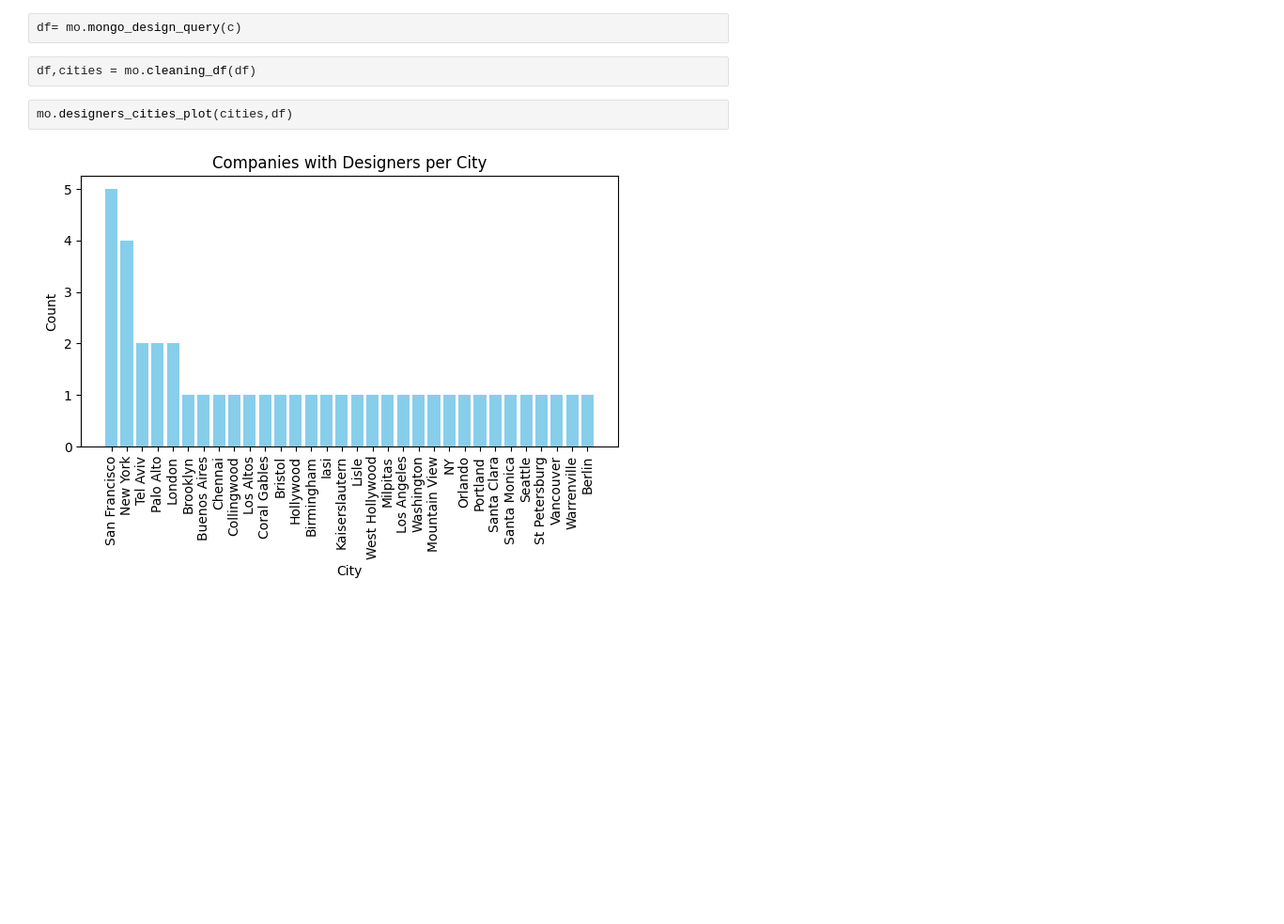
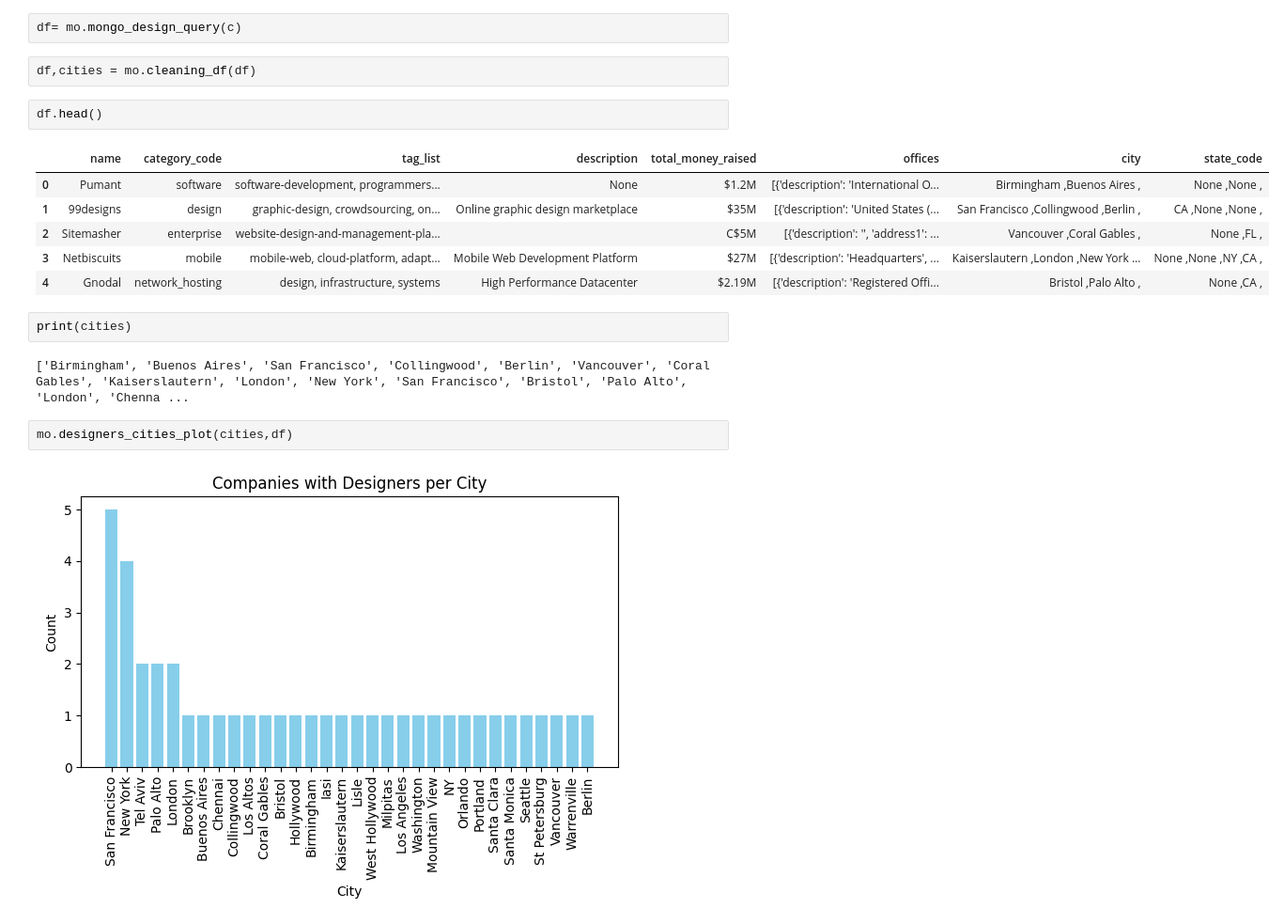
Before and after one commit to pagoba94/project3, a Jupyter notebook: main.ipynb, the cells around one changed output. Shown: that part at 94% size. Drawn from its saved outputs; the diff is of its cells as text; blank space fills up the shorter version.

```diff
--- a/main.ipynb
+++ b/main.ipynb
@@ -24,6 +24,19 @@ c = mo.mongo_access("Ironhack", "companies")
 df= mo.mongo_design_query(c)
 # %%
 df,cities = mo.cleaning_df(df)
+# %%
+df.head()
+# %% [output]
+|  | name | category_code | tag_list | description | total_money_raised | offices | city | state_code |
+| 0 | Pumant | software | software-development, programmers... | None | $1.2M | [{'description': 'International O... | Birmingham ,Buenos Aires , | None ,None , |
+| 1 | 99designs | design | graphic-design, crowdsourcing, on... | Online graphic design marketplace | $35M | [{'description': 'United States (... | San Francisco ,Collingwood ,Berlin , | CA ,None ,None , |
+| 2 | Sitemasher | enterprise | website-design-and-management-pla... |  | C$5M | [{'description': '', 'address1': ... | Vancouver ,Coral Gables , | None ,FL , |
+| 3 | Netbiscuits | mobile | mobile-web, cloud-platform, adapt... | Mobile Web Development Platform | $27M | [{'description': 'Headquarters', ... | Kaiserslautern ,London ,New York ... | None ,None ,NY ,CA , |
+| 4 | Gnodal | network_hosting | design, infrastructure, systems | High Performance Datacenter | $2.19M | [{'description': 'Registered Offi... | Bristol ,Palo Alto , | None ,CA , |
+# %%
+print(cities)
+# %% [output]
+['Birmingham', 'Buenos Aires', 'San Francisco', 'Collingwood', 'Berlin', 'Vancouver', 'Coral Gables', 'Kaiserslautern', 'London', 'New York', 'San Francisco', 'Bristol', 'Palo Alto', 'London', 'Chenna ...
 # %%
 mo.designers_cities_plot(cities,df)
 # %% [output]
```
Also changed, not shown: parts of 4 cells of this notebook, 18 other files.
